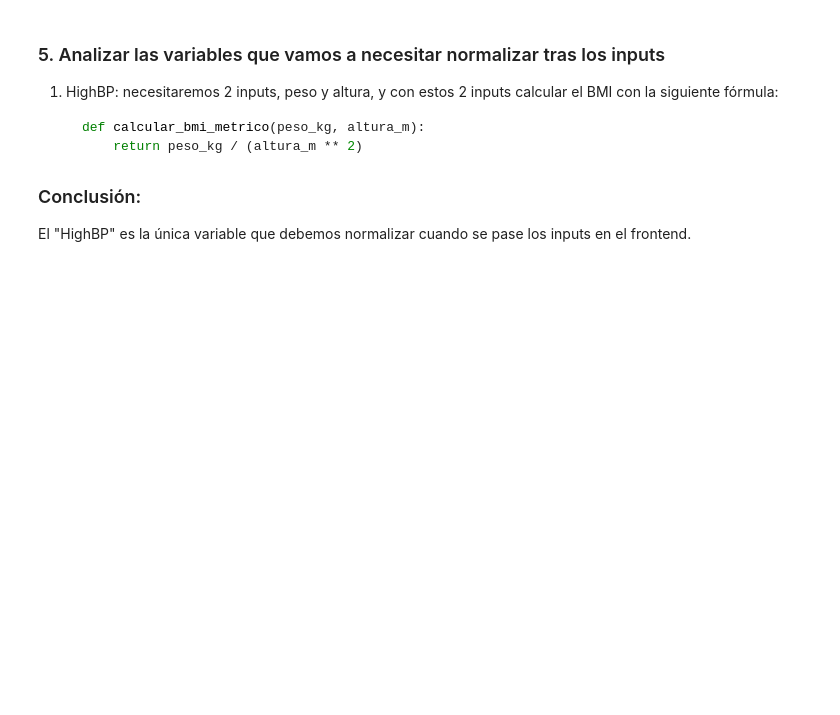
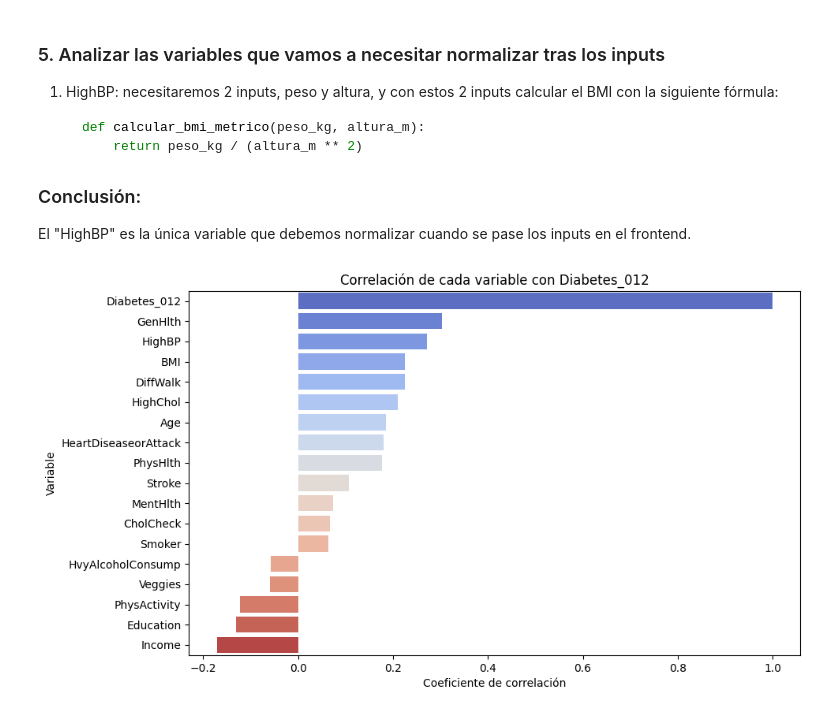
Before and after one commit to Bootcamp-IA-P4/multiclase-classifier_e2, a Jupyter notebook: docs/eda.ipynb, the cells around one changed output. Drawn from its saved outputs; the diff is of its cells as text; code cells hidden in the pictures; blank space fills up the shorter version.

Commit message:
feat: added graph correlacion de cada variable con Diabetes_012

````diff
--- a/docs/eda.ipynb
+++ b/docs/eda.ipynb
@@ -309,3 +315,18 @@ df_cleaned.head()
     ```
 ### Conclusión:
 El "HighBP" es la única variable que debemos normalizar cuando se pase los inputs en el frontend.
+# %%
+# Seleccionamos las correlaciones de todas las columnas respecto a 'Diabetes_012'
+correlaciones_target = df_cleaned.corr(numeric_only=True)['Diabetes_012'].sort_values(ascending=False)
+
+x=correlaciones_target.values
+y=correlaciones_target.index
+
+# Creamos un gráfico de barras
+sns.barplot(x=x, y=y, palette='coolwarm', hue=y, legend=False)
+plt.title('Correlación de cada variable con Diabetes_012')
+plt.xlabel('Coeficiente de correlación')
+plt.ylabel('Variable')
+plt.show()
+# %% [output]
+[figure, added]
````
Also changed, not shown: parts of 9 cells of this notebook.
